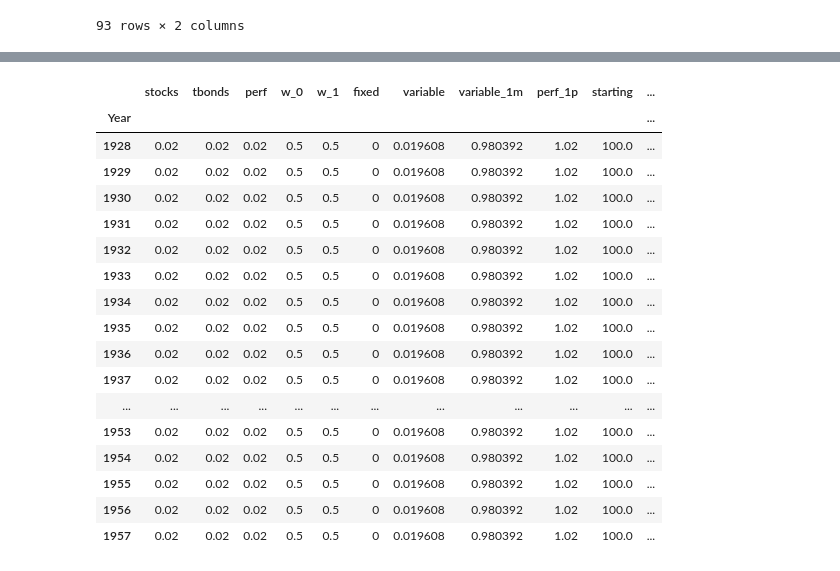
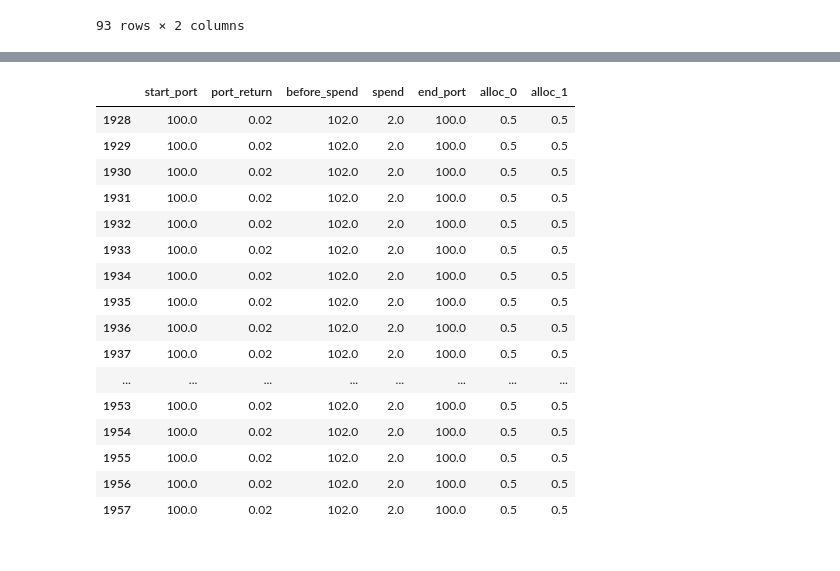
Before and after one commit to druce/swr, a Jupyter notebook: test.ipynb, the cells around one changed output, grey strips where cells are left out. Saved outputs shown, nothing was run; the diff lists cells and outputs as text; code cells hidden in the pictures.

```diff
--- a/test.ipynb
+++ b/test.ipynb
@@ -143,3 +154,11 @@ real_return_df
 | 2019 | 0.282716 | 0.071790 |
 | 2020 | 0.165122 | 0.099152 |
 93 rows × 2 columns
+# %%
+def trial_generator(df, start_year, n_years):
+    """given a dataframe of returns, starting year, number of years, generate schedule of returns"""
+    for t in df.loc[start_year:start_year+n_years-1].itertuples():
+        yield tuple(t)
+
+for t in trial_generator(real_return_df, 1928, 30):
+    print(t)
@@ -243,16 +413,31 @@ z
 # %%
 # return 0.02% variable spending 0.02/1.02, check final value unchanged
 RETURN = 0.02
-VARSPEND = 0.02/1.02
+FIXED = 0.0
+VARIABLE = 0.02/1.02*100
 NYEARS = 30
-return_df = download_df.iloc[:, [0, 2]]
-return_df.columns = ['stocks', 'tbonds']
-zero_df = return_df.copy()
-zero_df['stocks'] = RETURN
-zero_df['tbonds'] = RETURN
-s = cers.Simulator(zero_df, NYEARS, )
-z = s.simulate_trial(1928, [0.5, 0.5], 0, VARSPEND)
-assert (z['starting'].iloc[0]) == 100, "start port value == 100"
-assert (z['ending'].iloc[-1]) == 100, "end port value correct"
+
+return_df = real_return_df.copy()
+return_df['stocks'] = RETURN
+return_df['tbonds'] = RETURN
+
+trials = [trial_generator(zero_df, 1928, NYEARS)]
+
+s = SWRsimulator.SWRsimulator({
+    'simulator': {'n_ret_years': 30,
+                  'n_assets': 2,
+                  'trials': trials},
+    'allocation': {},
+    'spending': {'fixed_pct': FIXED,
+                 'variable_pct': VARIABLE},
+    'evaluation': {},
+    })
+
+print(s)
+
+z = s.simulate_trial(trial_generator(return_df, 1928, 30))
+
+assert (z['start_port'].iloc[0]) == 100, "start port value == 100"
+assert (z['end_port'].iloc[-1]) == 100, "end port value correct"
 z
 # %% [output]
@@ -259,18 +454,17 @@ z
-|  | stocks | tbonds | perf | w_0 | w_1 | fixed | variable | variable_1m | perf_1p | starting | ... |
-| Year |  |  |  |  |  |  |  |  |  |  | ... |
-| 1928 | 0.02 | 0.02 | 0.02 | 0.5 | 0.5 | 0 | 0.019608 | 0.980392 | 1.02 | 100.0 | ... |
-| 1929 | 0.02 | 0.02 | 0.02 | 0.5 | 0.5 | 0 | 0.019608 | 0.980392 | 1.02 | 100.0 | ... |
-| 1930 | 0.02 | 0.02 | 0.02 | 0.5 | 0.5 | 0 | 0.019608 | 0.980392 | 1.02 | 100.0 | ... |
-| 1931 | 0.02 | 0.02 | 0.02 | 0.5 | 0.5 | 0 | 0.019608 | 0.980392 | 1.02 | 100.0 | ... |
-| 1932 | 0.02 | 0.02 | 0.02 | 0.5 | 0.5 | 0 | 0.019608 | 0.980392 | 1.02 | 100.0 | ... |
-| 1933 | 0.02 | 0.02 | 0.02 | 0.5 | 0.5 | 0 | 0.019608 | 0.980392 | 1.02 | 100.0 | ... |
-| 1934 | 0.02 | 0.02 | 0.02 | 0.5 | 0.5 | 0 | 0.019608 | 0.980392 | 1.02 | 100.0 | ... |
-| 1935 | 0.02 | 0.02 | 0.02 | 0.5 | 0.5 | 0 | 0.019608 | 0.980392 | 1.02 | 100.0 | ... |
-| 1936 | 0.02 | 0.02 | 0.02 | 0.5 | 0.5 | 0 | 0.019608 | 0.980392 | 1.02 | 100.0 | ... |
-| 1937 | 0.02 | 0.02 | 0.02 | 0.5 | 0.5 | 0 | 0.019608 | 0.980392 | 1.02 | 100.0 | ... |
-| ... | ... | ... | ... | ... | ... | ... | ... | ... | ... | ... | ... |
-| 1953 | 0.02 | 0.02 | 0.02 | 0.5 | 0.5 | 0 | 0.019608 | 0.980392 | 1.02 | 100.0 | ... |
-| 1954 | 0.02 | 0.02 | 0.02 | 0.5 | 0.5 | 0 | 0.019608 | 0.980392 | 1.02 | 100.0 | ... |
-| 1955 | 0.02 | 0.02 | 0.02 | 0.5 | 0.5 | 0 | 0.019608 | 0.980392 | 1.02 | 100.0 | ... |
-| 1956 | 0.02 | 0.02 | 0.02 | 0.5 | 0.5 | 0 | 0.019608 | 0.980392 | 1.02 | 100.0 | ... |
-| 1957 | 0.02 | 0.02 | 0.02 | 0.5 | 0.5 | 0 | 0.019608 | 0.980392 | 1.02 | 100.0 | ... |
+|  | start_port | port_return | before_spend | spend | end_port | alloc_0 | alloc_1 |
+| 1928 | 100.0 | 0.02 | 102.0 | 2.0 | 100.0 | 0.5 | 0.5 |
+| 1929 | 100.0 | 0.02 | 102.0 | 2.0 | 100.0 | 0.5 | 0.5 |
+| 1930 | 100.0 | 0.02 | 102.0 | 2.0 | 100.0 | 0.5 | 0.5 |
+| 1931 | 100.0 | 0.02 | 102.0 | 2.0 | 100.0 | 0.5 | 0.5 |
+| 1932 | 100.0 | 0.02 | 102.0 | 2.0 | 100.0 | 0.5 | 0.5 |
+| 1933 | 100.0 | 0.02 | 102.0 | 2.0 | 100.0 | 0.5 | 0.5 |
+| 1934 | 100.0 | 0.02 | 102.0 | 2.0 | 100.0 | 0.5 | 0.5 |
+| 1935 | 100.0 | 0.02 | 102.0 | 2.0 | 100.0 | 0.5 | 0.5 |
+| 1936 | 100.0 | 0.02 | 102.0 | 2.0 | 100.0 | 0.5 | 0.5 |
+| 1937 | 100.0 | 0.02 | 102.0 | 2.0 | 100.0 | 0.5 | 0.5 |
+| ... | ... | ... | ... | ... | ... | ... | ... |
+| 1953 | 100.0 | 0.02 | 102.0 | 2.0 | 100.0 | 0.5 | 0.5 |
+| 1954 | 100.0 | 0.02 | 102.0 | 2.0 | 100.0 | 0.5 | 0.5 |
+| 1955 | 100.0 | 0.02 | 102.0 | 2.0 | 100.0 | 0.5 | 0.5 |
+| 1956 | 100.0 | 0.02 | 102.0 | 2.0 | 100.0 | 0.5 | 0.5 |
+| 1957 | 100.0 | 0.02 | 102.0 | 2.0 | 100.0 | 0.5 | 0.5 |
```
Also changed, not shown: parts of 19 cells of this notebook, 3 other files.
